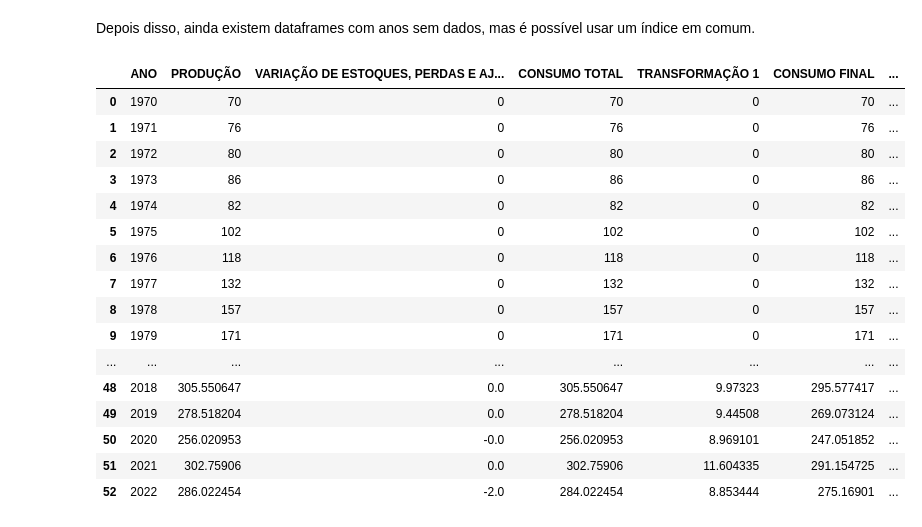
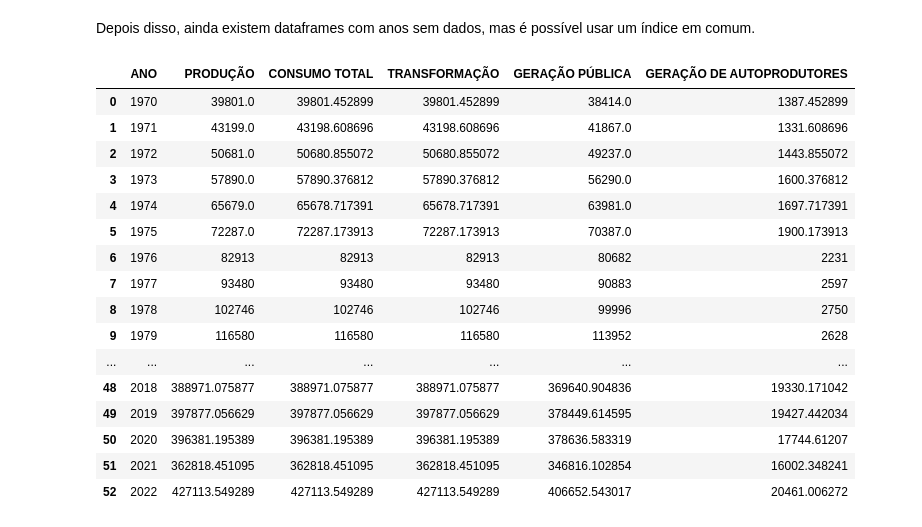
Before and after one commit to scrrpfv/projeto-ip, a Jupyter notebook: Limpezas/limpeza_oferta_demanda.ipynb, the cells around one changed output. Drawn from its saved outputs; the diff is of its cells as text; code cells hidden in the pictures.

```diff
--- a/Limpezas/limpeza_oferta_demanda.ipynb
+++ b/Limpezas/limpeza_oferta_demanda.ipynb
@@ -10,7 +10,7 @@ dictd = {
     'Gás_Natural': pd.read_excel('../databases/Dados EPE/Oferta e Demanda de Energia por Fonte.xlsx', header=56, usecols='A:BB', nrows=27).transpose(),
     'Carvão_Vapor': pd.read_excel('../databases/Dados EPE/Oferta e Demanda de Energia por Fonte.xlsx', header=90, usecols='A:BB', nrows=22).transpose(),
     'Carvão_Metalúrgico': pd.read_excel('../databases/Dados EPE/Oferta e Demanda de Energia por Fonte.xlsx', header=121, usecols='A:BB', nrows=134-122).transpose(),
-    'Energia_Hidráulica': pd.read_excel('../databases/Dados EPE/Oferta e Demanda de Energia por Fonte.xlsx', header=143, usecols='A:BB', nrows=148-143).transpose(),
+    'Energia_Hidráulica': pd.read_excel('../databases/Dados EPE/Oferta e Demanda de Energia por Fonte.xlsx', header=142, usecols='A:BB', nrows=148-142).transpose(),
     'Energia_Eólica': pd.read_excel('../databases/Dados EPE/Oferta e Demanda de Energia por Fonte.xlsx', header=152, usecols='A:BB', nrows=2).transpose(),
     'Energia_Solar_Fotovoltaica': pd.read_excel('../databases/Dados EPE/Oferta e Demanda de Energia por Fonte.xlsx', header=160, usecols='A:BB', nrows=2).transpose(),
     'Energia_Solar_Térmica': pd.read_excel('../databases/Dados EPE/Oferta e Demanda de Energia por Fonte.xlsx', header=167, usecols='A:BB', nrows=174-168).transpose(),
@@ -64,22 +64,22 @@ for i in dictd:
 # %% [markdown]
 Depois disso, ainda existem dataframes com anos sem dados, mas é possível usar um índice em comum.
 # %%
-dict_oferta_demanda['Alcatrão']
+dict_oferta_demanda['Energia_Hidráulica']
 # %% [output]
-|  | ANO | PRODUÇÃO | VARIAÇÃO DE ESTOQUES, PERDAS E AJ... | CONSUMO TOTAL | TRANSFORMAÇÃO 1 | CONSUMO FINAL | ... |
-| 0 | 1970 | 70 | 0 | 70 | 0 | 70 | ... |
-| 1 | 1971 | 76 | 0 | 76 | 0 | 76 | ... |
-| 2 | 1972 | 80 | 0 | 80 | 0 | 80 | ... |
-| 3 | 1973 | 86 | 0 | 86 | 0 | 86 | ... |
-| 4 | 1974 | 82 | 0 | 82 | 0 | 82 | ... |
-| 5 | 1975 | 102 | 0 | 102 | 0 | 102 | ... |
-| 6 | 1976 | 118 | 0 | 118 | 0 | 118 | ... |
-| 7 | 1977 | 132 | 0 | 132 | 0 | 132 | ... |
-| 8 | 1978 | 157 | 0 | 157 | 0 | 157 | ... |
-| 9 | 1979 | 171 | 0 | 171 | 0 | 171 | ... |
-| ... | ... | ... | ... | ... | ... | ... | ... |
-| 48 | 2018 | 305.550647 | 0.0 | 305.550647 | 9.97323 | 295.577417 | ... |
-| 49 | 2019 | 278.518204 | 0.0 | 278.518204 | 9.44508 | 269.073124 | ... |
-| 50 | 2020 | 256.020953 | -0.0 | 256.020953 | 8.969101 | 247.051852 | ... |
-| 51 | 2021 | 302.75906 | 0.0 | 302.75906 | 11.604335 | 291.154725 | ... |
-| 52 | 2022 | 286.022454 | -2.0 | 284.022454 | 8.853444 | 275.16901 | ... |
+|  | ANO | PRODUÇÃO | CONSUMO TOTAL | TRANSFORMAÇÃO | GERAÇÃO PÚBLICA | GERAÇÃO DE AUTOPRODUTORES |
+| 0 | 1970 | 39801.0 | 39801.452899 | 39801.452899 | 38414.0 | 1387.452899 |
+| 1 | 1971 | 43199.0 | 43198.608696 | 43198.608696 | 41867.0 | 1331.608696 |
+| 2 | 1972 | 50681.0 | 50680.855072 | 50680.855072 | 49237.0 | 1443.855072 |
+| 3 | 1973 | 57890.0 | 57890.376812 | 57890.376812 | 56290.0 | 1600.376812 |
+| 4 | 1974 | 65679.0 | 65678.717391 | 65678.717391 | 63981.0 | 1697.717391 |
+| 5 | 1975 | 72287.0 | 72287.173913 | 72287.173913 | 70387.0 | 1900.173913 |
+| 6 | 1976 | 82913 | 82913 | 82913 | 80682 | 2231 |
+| 7 | 1977 | 93480 | 93480 | 93480 | 90883 | 2597 |
+| 8 | 1978 | 102746 | 102746 | 102746 | 99996 | 2750 |
+| 9 | 1979 | 116580 | 116580 | 116580 | 113952 | 2628 |
+| ... | ... | ... | ... | ... | ... | ... |
+| 48 | 2018 | 388971.075877 | 388971.075877 | 388971.075877 | 369640.904836 | 19330.171042 |
+| 49 | 2019 | 397877.056629 | 397877.056629 | 397877.056629 | 378449.614595 | 19427.442034 |
+| 50 | 2020 | 396381.195389 | 396381.195389 | 396381.195389 | 378636.583319 | 17744.61207 |
+| 51 | 2021 | 362818.451095 | 362818.451095 | 362818.451095 | 346816.102854 | 16002.348241 |
+| 52 | 2022 | 427113.549289 | 427113.549289 | 427113.549289 | 406652.543017 | 20461.006272 |
```
Also changed, not shown: 3 other files.
